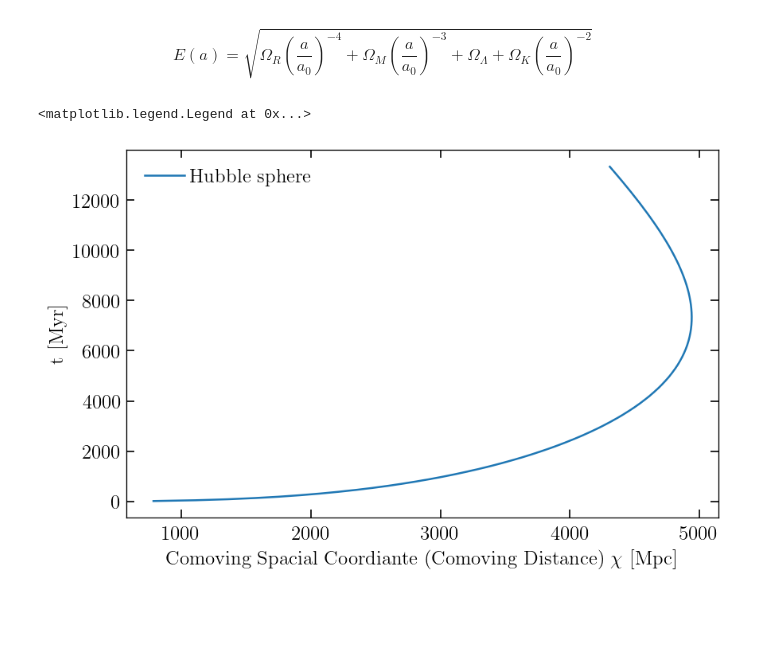
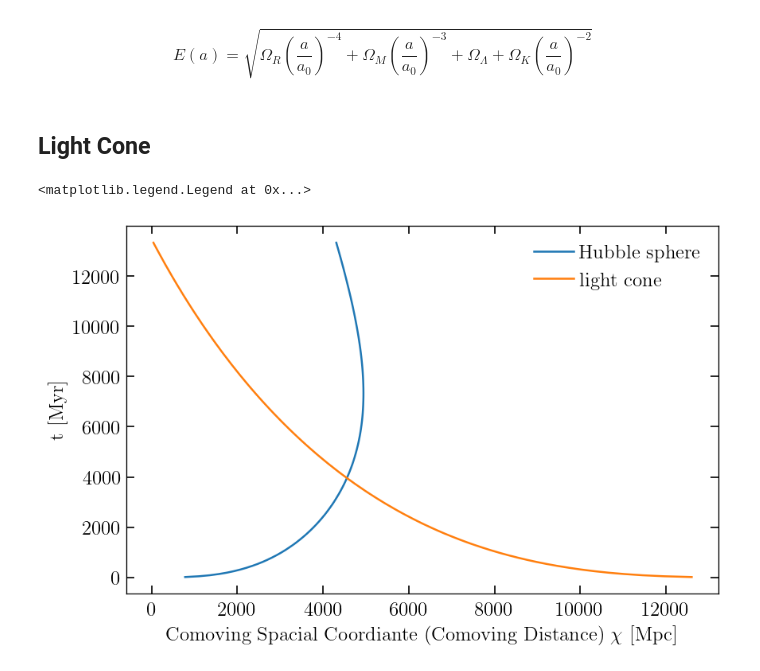
Before and after one commit to SiyiZhao/learnCosmology, a Jupyter notebook: code/expansion.ipynb, the cells around one changed output. Cells and saved outputs as stored; diff of their text form; code cells hidden in the pictures; blank space fills up the shorter version.

Commit message:
done light cone

```diff
--- a/code/expansion.ipynb
+++ b/code/expansion.ipynb
@@ -78,14 +78,28 @@ H0 = 70 #km/s/Mpc
 # %%
 c = 3e5 #km/s
 # %%
-chi = c/(a1_l * Ha(a1_l, H0, a0, OmR, OmM, OmL, OmK)) #Mpc
+chi_H = c/(a1_l * Ha(a1_l, H0, a0, OmR, OmM, OmL, OmK)) #Mpc
+# %% [markdown]
+## Light Cone
+# %%
+lc_l = []
+# %%
+def lc_over_da(a, H0, a0, OmR, OmM, OmL, OmK):
+    'give me H0 in km/s/Mpc, return chi_lc in Mpc, as c is in km/s'
+    sq = a*a * Ha(a, H0, a0, OmR, OmM, OmL, OmK)
+    return c/sq
+# %%
+for a1 in a1_l:
+    lc = integrate.quad(lambda a: lc_over_da(a, H0, a0, OmR, OmM, OmL, OmK), a1, a0)
+    lc_l.append(lc[0])
 # %%
-plt.plot(chi, t_l, label="Hubble sphere")
+plt.plot(chi_H, t_l, label="Hubble sphere")
+plt.plot(lc_l, t_l, label="light cone")
 plt.xlabel("Comoving Spacial Coordiante (Comoving Distance) $\chi$ [Mpc]")
 plt.ylabel("t [Myr]")
 # plt.yscale('log')
 # plt.xscale("log")
 plt.legend()
 # %% [output]
 <matplotlib.legend.Legend at 0x...>
-[figure, old version]
+[figure, new version]
```
Also changed, not shown: 3 other files.
